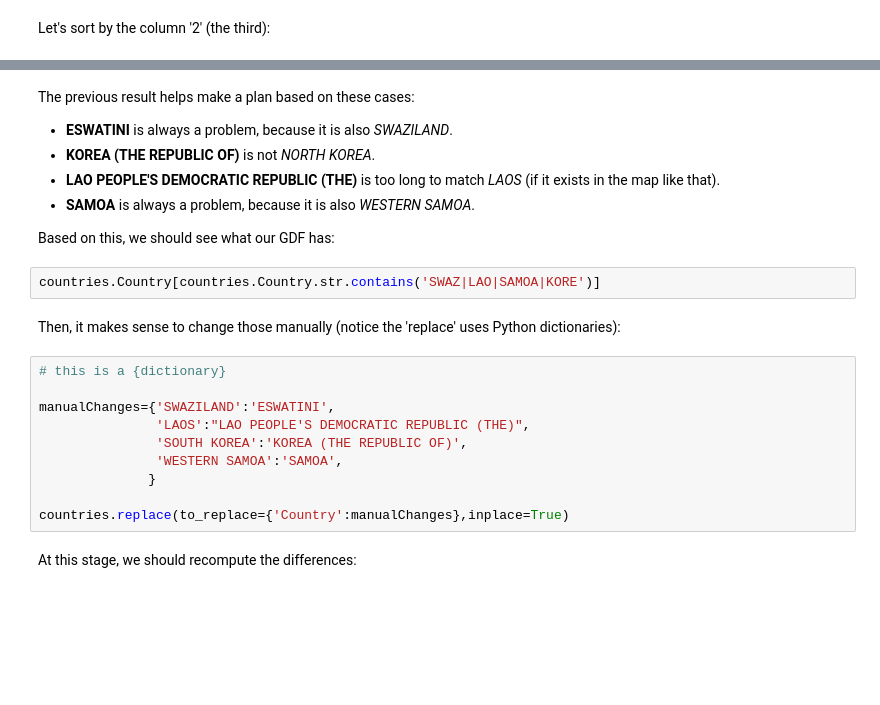
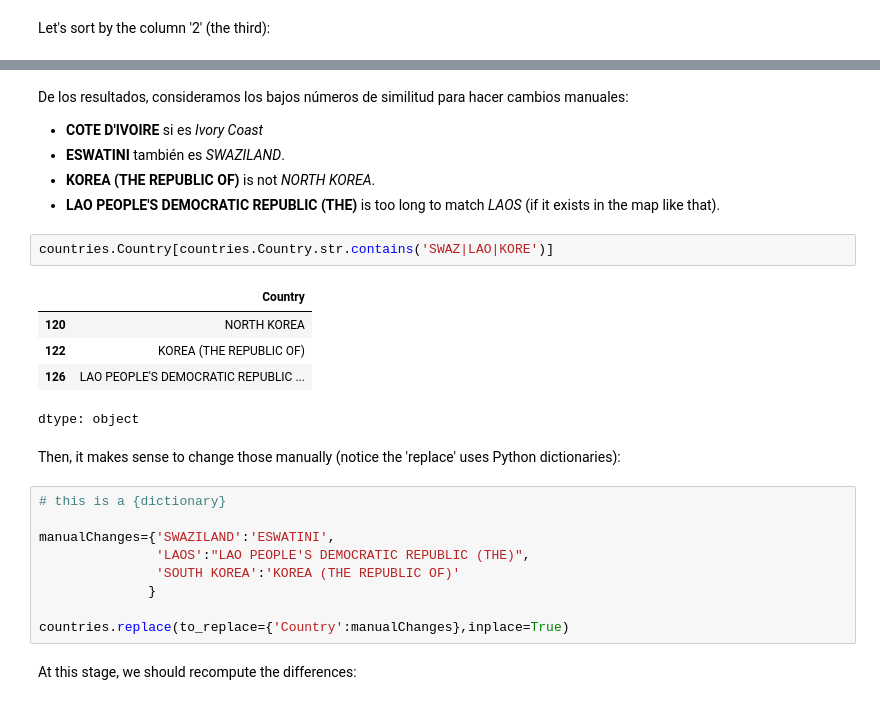
Before and after one commit to a20242927-alt/Tarea_individual1, a Jupyter notebook: index.ipynb, the cells around one changed output, grey strips where cells are left out. Saved outputs shown, nothing was run; the diff lists cells and outputs as text; blank space fills up the shorter version.

```diff
--- a/index.ipynb
+++ b/index.ipynb
@@ -205,13 +249,17 @@ pd.DataFrame([(country, best(country,onlyGDF)[0],best(country,onlyGDF)[1]) for c
 # %% [markdown]
-The previous result helps make a plan based on these cases:
-* **ESWATINI** is always a problem, because it is also *SWAZILAND*.
+De los resultados, consideramos los bajos números de similitud para hacer cambios manuales:
+* **COTE D'IVOIRE** si es *Ivory Coast*
+* **ESWATINI** también es *SWAZILAND*.
 * **KOREA (THE REPUBLIC OF)** is not _NORTH KOREA_.
 * **LAO PEOPLE'S DEMOCRATIC REPUBLIC (THE)** is too long to match *LAOS* (if it exists in the map like that).
-* **SAMOA** is always a problem, because it is also *WESTERN SAMOA*.
-
-Based on this, we should see what our GDF has:
 # %%
-countries.Country[countries.Country.str.contains('SWAZ|LAO|SAMOA|KORE')]
+countries.Country[countries.Country.str.contains('SWAZ|LAO|KORE')]
+# %% [output]
+|  | Country |
+| 120 | NORTH KOREA |
+| 122 | KOREA (THE REPUBLIC OF) |
+| 126 | LAO PEOPLE'S DEMOCRATIC REPUBLIC ... |
+dtype: object
 # %% [markdown]
 Then, it makes sense to change those manually (notice the 'replace' uses Python dictionaries):
 # %%
@@ -219,8 +267,7 @@ Then, it makes sense to change those manually (notice the 'replace' uses Python
 
 manualChanges={'SWAZILAND':'ESWATINI',
                'LAOS':"LAO PEOPLE'S DEMOCRATIC REPUBLIC (THE)",
-               'SOUTH KOREA':'KOREA (THE REPUBLIC OF)',
-               'WESTERN SAMOA':'SAMOA',
+               'SOUTH KOREA':'KOREA (THE REPUBLIC OF)'
               }
 
 countries.replace(to_replace={'Country':manualChanges},inplace=True)
```
Also changed, not shown: parts of 12 cells of this notebook.
